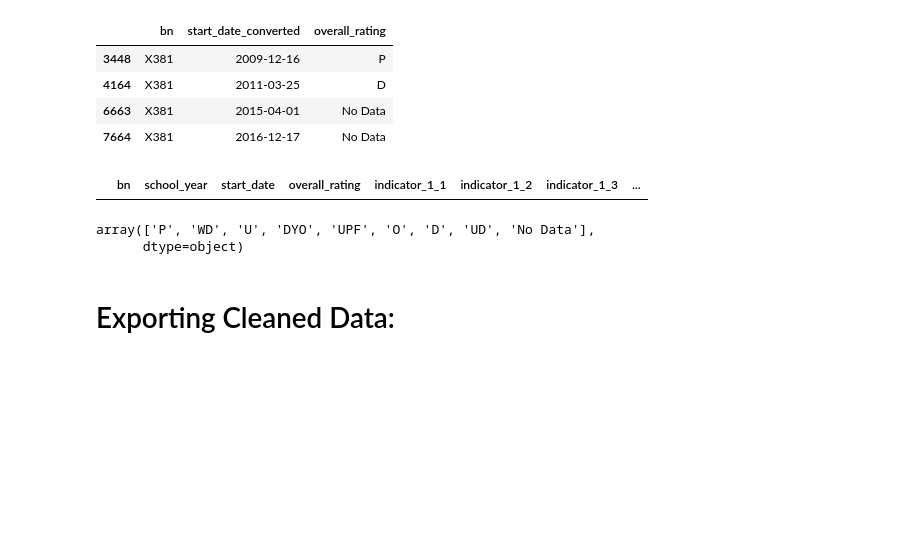
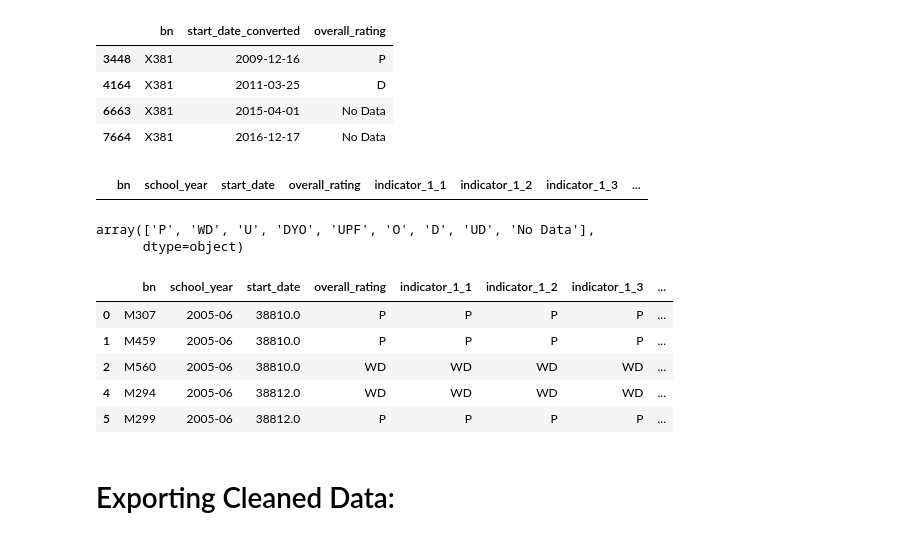
Before and after one commit to tali0n-git/NYC_Public_Schools_Analysis, a Jupyter notebook: QualityReviewRatings_2005-2020_EDA.ipynb, the cells around one changed output. Cells and saved outputs as stored; diff of their text form; code cells hidden in the pictures; blank space fills up the shorter version.

```diff
--- a/QualityReviewRatings_2005-2020_EDA.ipynb
+++ b/QualityReviewRatings_2005-2020_EDA.ipynb
@@ -648,6 +750,15 @@ results_df['overall_rating'].unique()
 # %% [output]
 array(['P', 'WD', 'U', 'DYO', 'UPF', 'O', 'D', 'UD', 'No Data'],
       dtype=object)
+# %%
+results_df.head()
+# %% [output]
+|  | bn | school_year | start_date | overall_rating | indicator_1_1 | indicator_1_2 | indicator_1_3 | ... |
+| 0 | M307 | 2005-06 | 38810.0 | P | P | P | P | ... |
+| 1 | M459 | 2005-06 | 38810.0 | P | P | P | P | ... |
+| 2 | M560 | 2005-06 | 38810.0 | WD | WD | WD | WD | ... |
+| 4 | M294 | 2005-06 | 38812.0 | WD | WD | WD | WD | ... |
+| 5 | M299 | 2005-06 | 38812.0 | P | P | P | P | ... |
 # %% [markdown]
 # Exporting Cleaned Data:
 # %%
```
Also changed, not shown: parts of 14 cells of this notebook.
